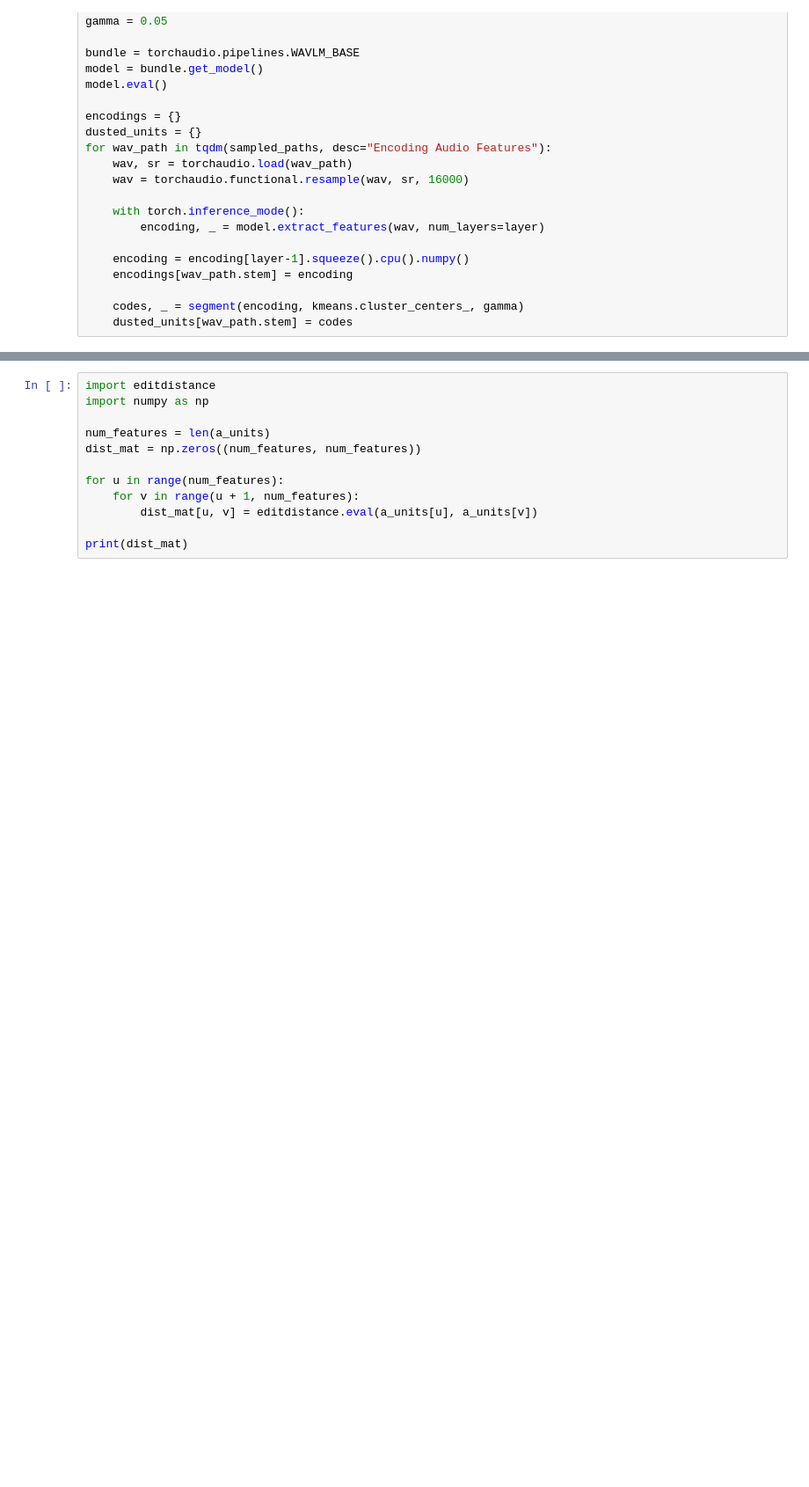
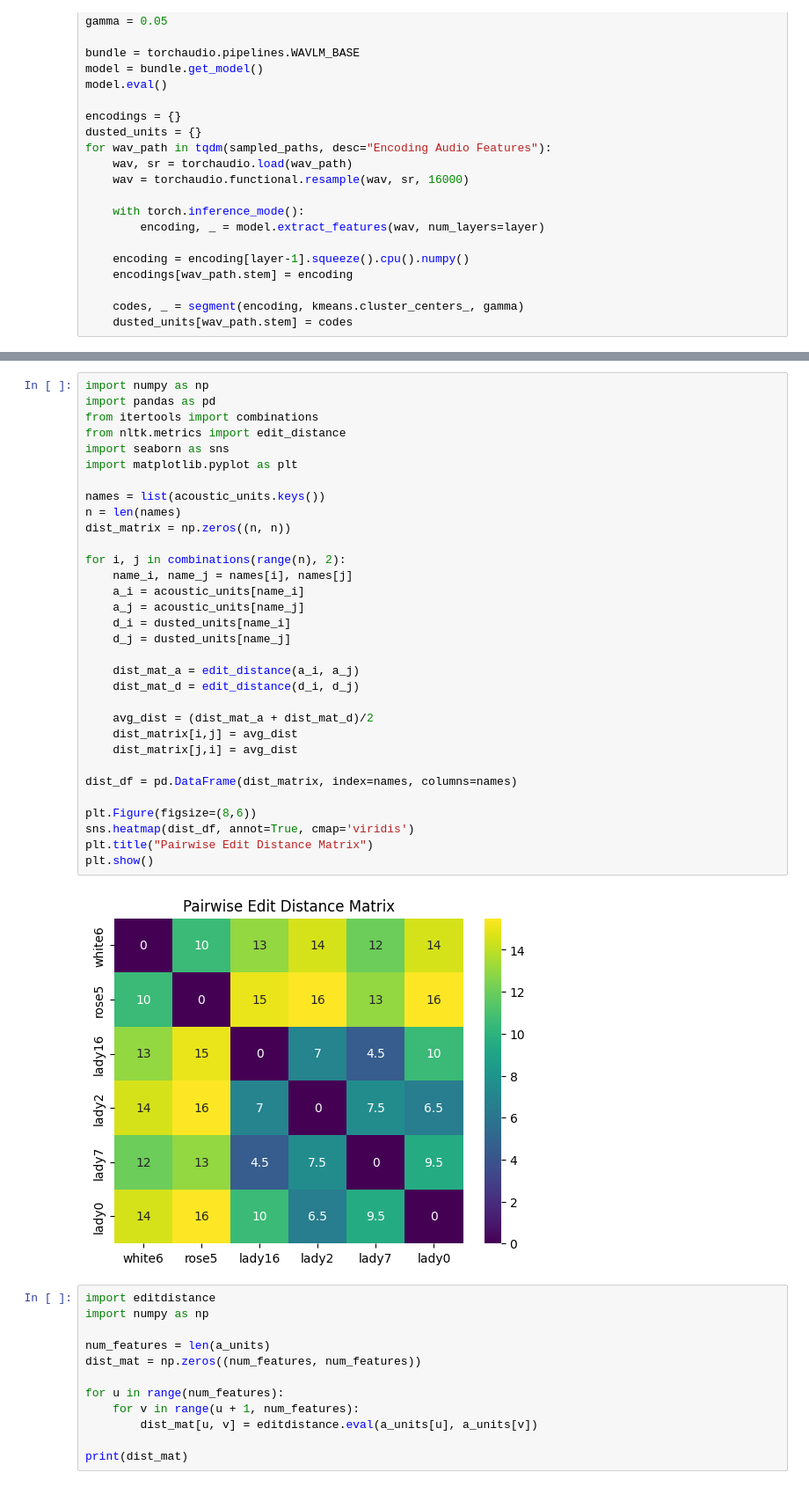
Before and after one commit to adendorffy/acoustic-unit-discovery, a Jupyter notebook: acoustic_units/lady_pipeline.ipynb, the cells around one changed output, grey strips where cells are left out. Shown at 88% size. Cells and saved outputs as stored; diff of their text form; blank space fills up the shorter version.

```diff
--- a/acoustic_units/lady_pipeline.ipynb
+++ b/acoustic_units/lady_pipeline.ipynb
@@ -139,3 +139,37 @@ white6
+# %%
+import numpy as np
+import pandas as pd
+from itertools import combinations
+from nltk.metrics import edit_distance
+import seaborn as sns
+import matplotlib.pyplot as plt
+
+names = list(acoustic_units.keys())
+n = len(names)
+dist_matrix = np.zeros((n, n))
+
+for i, j in combinations(range(n), 2):
+    name_i, name_j = names[i], names[j]
+    a_i = acoustic_units[name_i]
+    a_j = acoustic_units[name_j]
+    d_i = dusted_units[name_i]
+    d_j = dusted_units[name_j]
+
+    dist_mat_a = edit_distance(a_i, a_j)
+    dist_mat_d = edit_distance(d_i, d_j)
+
+    avg_dist = (dist_mat_a + dist_mat_d)/2
+    dist_matrix[i,j] = avg_dist
+    dist_matrix[j,i] = avg_dist
+
+dist_df = pd.DataFrame(dist_matrix, index=names, columns=names)
+
+plt.Figure(figsize=(8,6))
+sns.heatmap(dist_df, annot=True, cmap='viridis')
+plt.title("Pairwise Edit Distance Matrix")
+plt.show()
+# %% [output]
+[figure, added]
 # %%
 import editdistance
 import numpy as np
```
Also changed, not shown: parts of 3 cells of this notebook, 1 other file.
